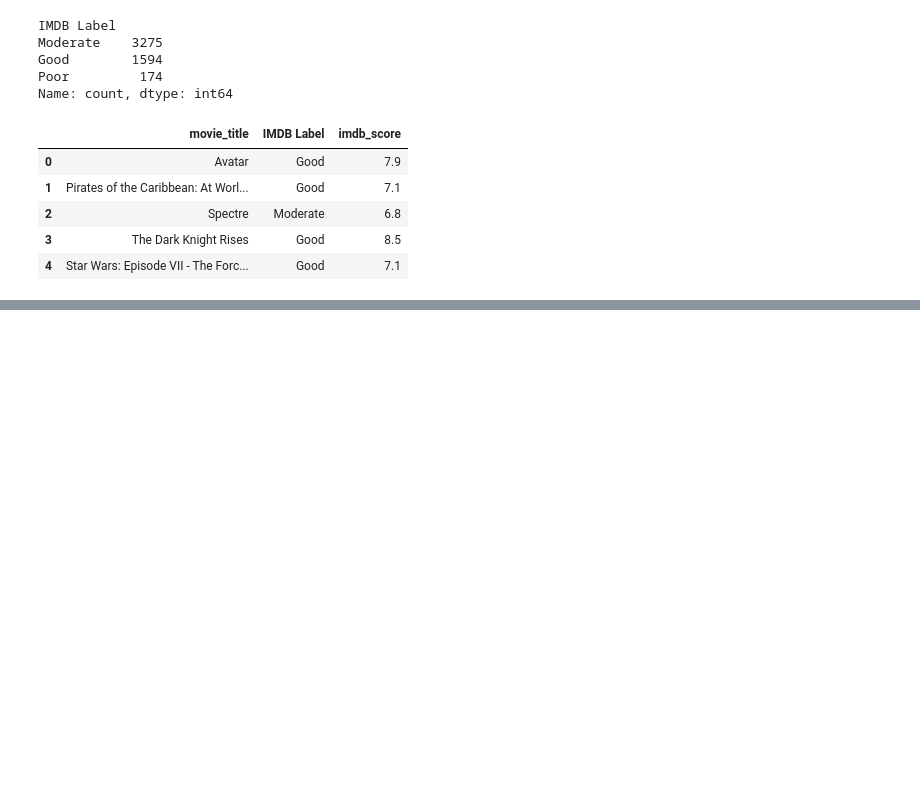
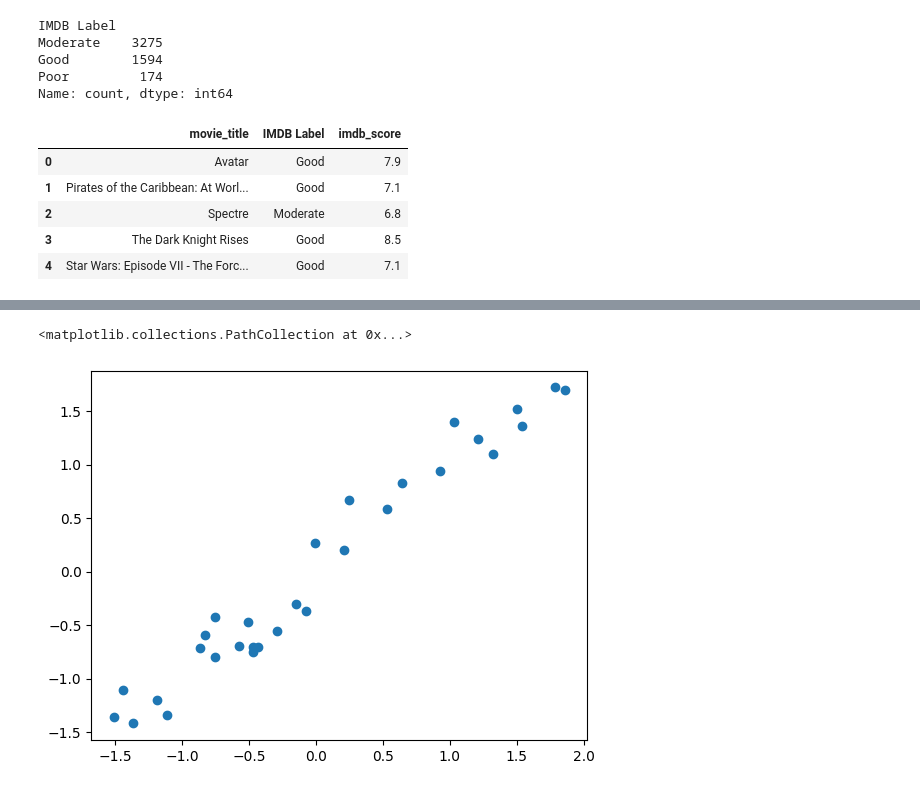
Before and after one commit to divzzrk/ML, a Jupyter notebook: AppliedDataScience/visualisation3.ipynb, the cells around one changed output, grey strips where cells are left out. Cells and saved outputs as stored; diff of their text form; code cells hidden in the pictures; blank space fills up the shorter version.

```diff
--- a/AppliedDataScience/visualisation3.ipynb
+++ b/AppliedDataScience/visualisation3.ipynb
@@ -345,0 +466,4 @@ movies_df[['movie_title', 'IMDB Label', 'imdb_score']].head()
+# %%
+std_scaler = StandardScaler()
+# %%
+salary_df_transformed_std_scaling = std_scaler.fit_transform(salary_df)
@@ -345,0 +490,7 @@ movies_df[['movie_title', 'IMDB Label', 'imdb_score']].head()
+# %%
+new_df_std_scaler = pd.DataFrame(salary_df_transformed_std_scaling, columns=["YearsExp", "Salary"])
+# %%
+plt.scatter(new_df_std_scaler["YearsExp"], new_df_std_scaler["Salary"])
+# %% [output]
+<matplotlib.collections.PathCollection at 0x...>
+[figure, added]
```
Also changed, not shown: parts of 16 cells of this notebook.
